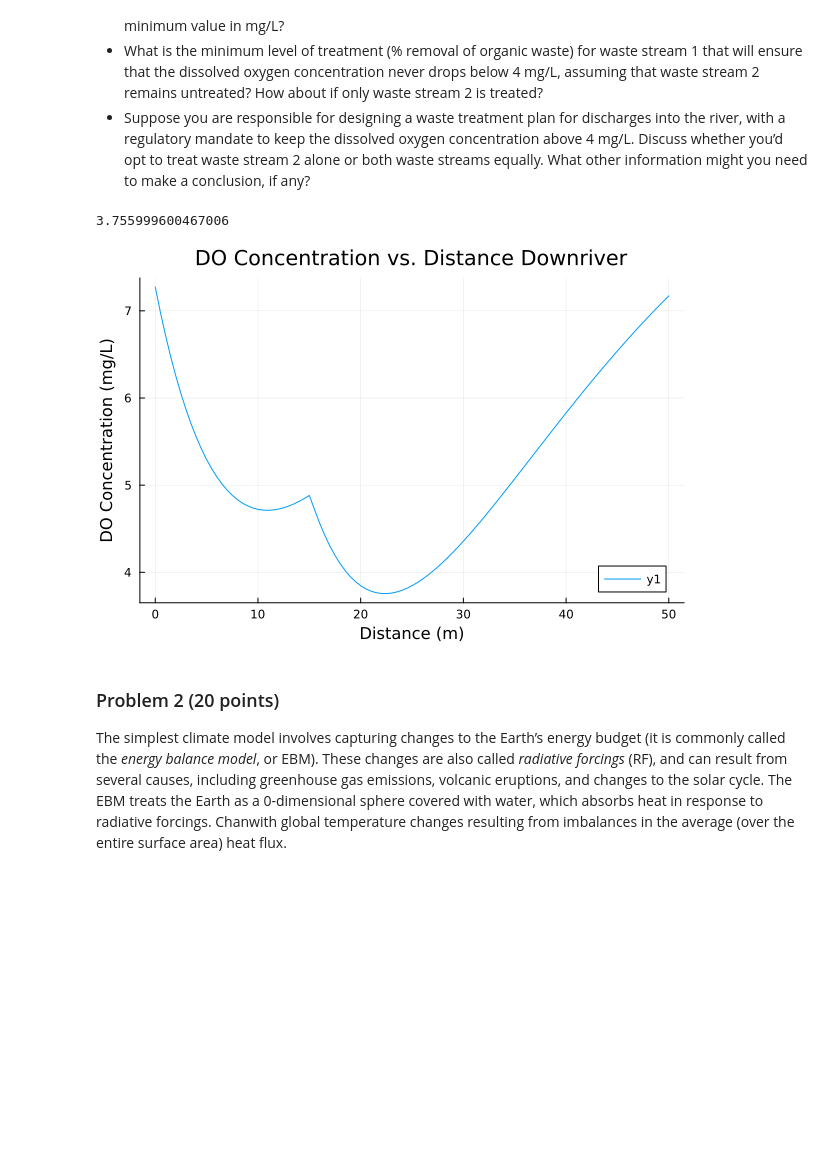
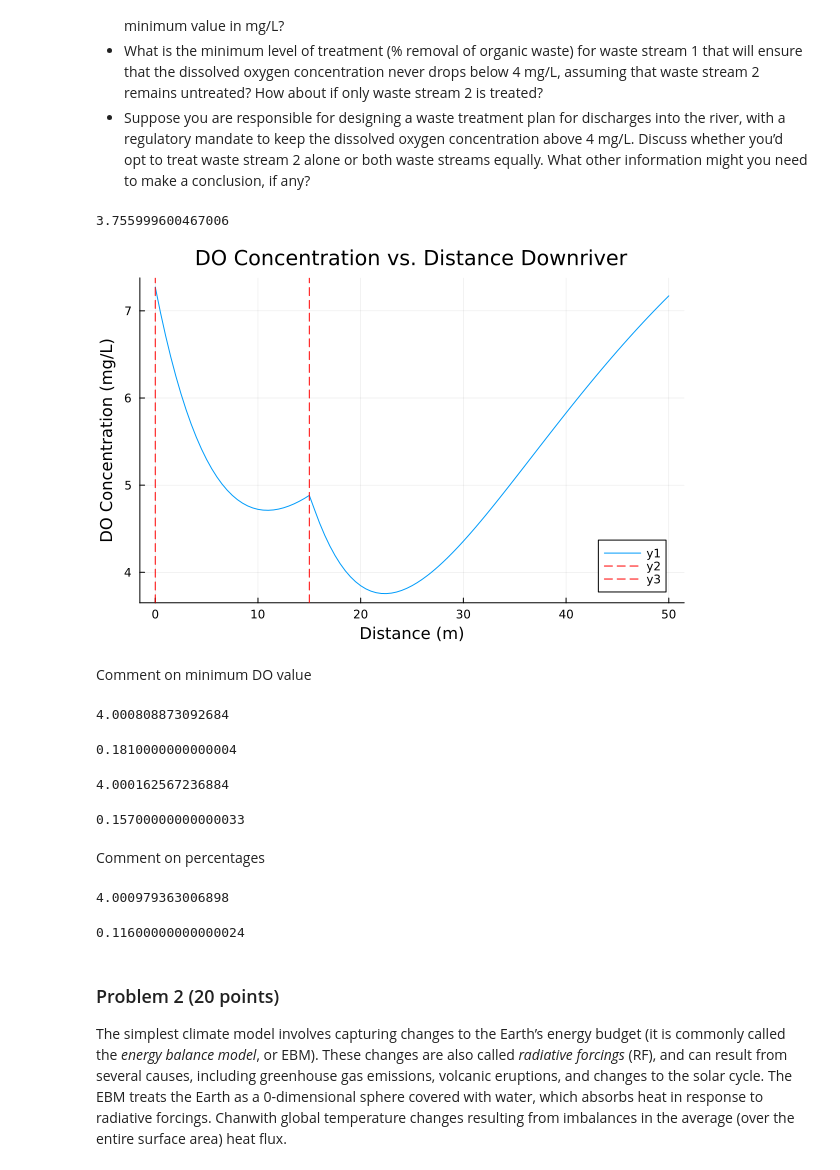
Before and after one commit to BEE4750-FA24/hw3-last-three-braincells, a Jupyter notebook: hw03.ipynb, the cells around one changed output. Cells and saved outputs as stored; diff of their text form; code cells hidden in the pictures; blank space fills up the shorter version.

Commit message:
Draft question 1 -- complete no comments

```diff
--- a/hw03.ipynb
+++ b/hw03.ipynb
@@ -117,7 +117,7 @@ function DO_w_discharge(ka, kc, kn, C0, B0, N0, Q0, C1, B1, N1, Q1, C2, B2, N2,
         end
         num = num + 1
      end
-     return(DO_output)
+     return(DO_output, x_values)
 end
 
 # set river properties
@@ -127,37 +127,99 @@ kn = 0.25
 
 C0 = 7.5 #mg/L
 B0 = 5 #mg/L
 N0 = 5 #mg/L
 Q0 = 100000 #m^3/day
 
 C1= 5 #mg/L
 B1 = 50 #mg/L
 N1 = 35 #mg/L
 Q1 = 10000 #m^3/day
 
 C2= 5 #mg/L
 B2 = 45 #mg/L
 N2 = 35 #mg/L
 Q2 = 15000 #m^3/day
 
-Cs = 10
-U = 6
+Cs = 10 #mg/L
+U = 6 #km/day
 
 dist_bet = 15
 d = 50
 
-DO_output = DO_w_discharge(ka, kc, kn, C0, B0, N0, Q0, C1, B1, N1, Q1, C2, B2, N2, Q2, Cs, U, d, dist_bet)
+DO_output, x_values = DO_w_discharge(ka, kc, kn, C0, B0, N0, Q0, C1, B1, N1, Q1, C2, B2, N2, Q2, Cs, U, d, dist_bet)
 
 #display(DO_output)
 
 # Determine minimum of DO concentration
 min_DO = minimum(DO_output)
 display(min_DO)
 
 plot(x_values, DO_output, xlabel = "Distance (m)", ylabel = "DO Concentration (mg/L)", title = "DO Concentration vs. Distance Downriver")
+# Add a vertical line at first waste discharge
+vline!([dist_bet], linestyle=:dash, color=:red)
+vline!([0], linestyle=:dash, color=:red)
 # %% [output]
 3.755999600467006
-[figure, old version]
+[figure, new version]
+# %% [markdown]
+Comment on minimum DO value
+# %%
+# Waste stream 1 treated
+p_removal = 0
+min_DO1 = min_DO
+while min_DO1 <= 4
+    p_removal = p_removal + 0.00001
+    B1 = B1 - (B1*p_removal)
+    N1 = N1 - (N1*p_removal)
+    DO_output, x_values = DO_w_discharge(ka, kc, kn, C0, B0, N0, Q0, C1, B1, N1, Q1, C2, B2, N2, Q2, Cs, U, d, dist_bet)
+    min_DO1 = minimum(DO_output)
+end
+display(min_DO1)
+display(p_removal*100)
+# %% [output]
+4.000808873092684
+0.1810000000000004
+# %%
+# Waste stream 2 treated
+B1 = 50 #mg/L
+N1 = 35 #mg/L
+p_removal = 0
+min_DO2 = min_DO
+while min_DO2 <= 4
+    p_removal = p_removal + 0.00001
+    B2 = B2 - (B2*p_removal)
+    N2 = N2 - (N2*p_removal)
+    DO_output, x_values = DO_w_discharge(ka, kc, kn, C0, B0, N0, Q0, C1, B1, N1, Q1, C2, B2, N2, Q2, Cs, U, d, dist_bet)
+    min_DO2 = minimum(DO_output)
+end
+display(min_DO2)
+display(p_removal*100)
+# %% [output]
+4.000162567236884
+0.15700000000000033
+# %% [markdown]
+Comment on percentages
+# %%
+# Both waste streams treated equally
+B1 = 50 #mg/L
+N1 = 35 #mg/L
+B2 = 45 #mg/L
+N2 = 35 #mg/L
+p_removal = 0
+while min_DO <= 4
+    p_removal = p_removal + 0.00001
+    B1 = B1 - (B1*p_removal)
+    N1 = N1 - (N1*p_removal)
+    B2 = B2 - (B2*p_removal)
+    N2 = N2 - (N2*p_removal)
+    DO_output, x_values = DO_w_discharge(ka, kc, kn, C0, B0, N0, Q0, C1, B1, N1, Q1, C2, B2, N2, Q2, Cs, U, d, dist_bet)
+    min_DO = minimum(DO_output)
+end
+display(min_DO)
+display(p_removal*100)
+# %% [output]
+4.000979363006898
+0.11600000000000024
 # %% [markdown]
 ### Problem 2 (20 points)
 
```
Also changed, not shown: parts of 3 cells of this notebook.
